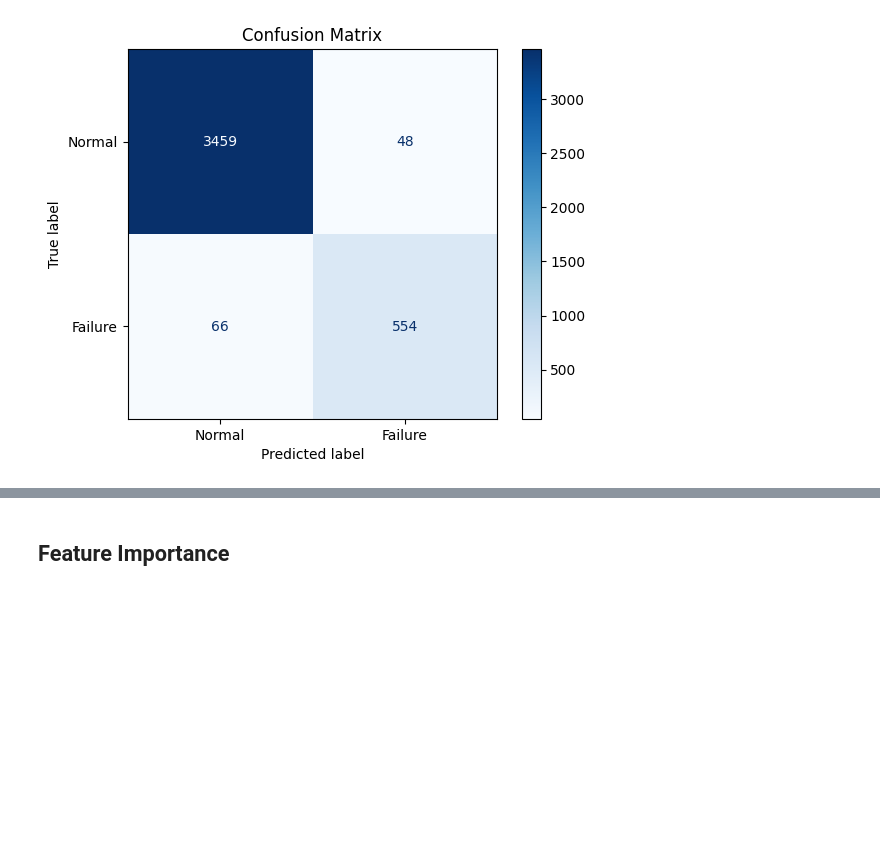
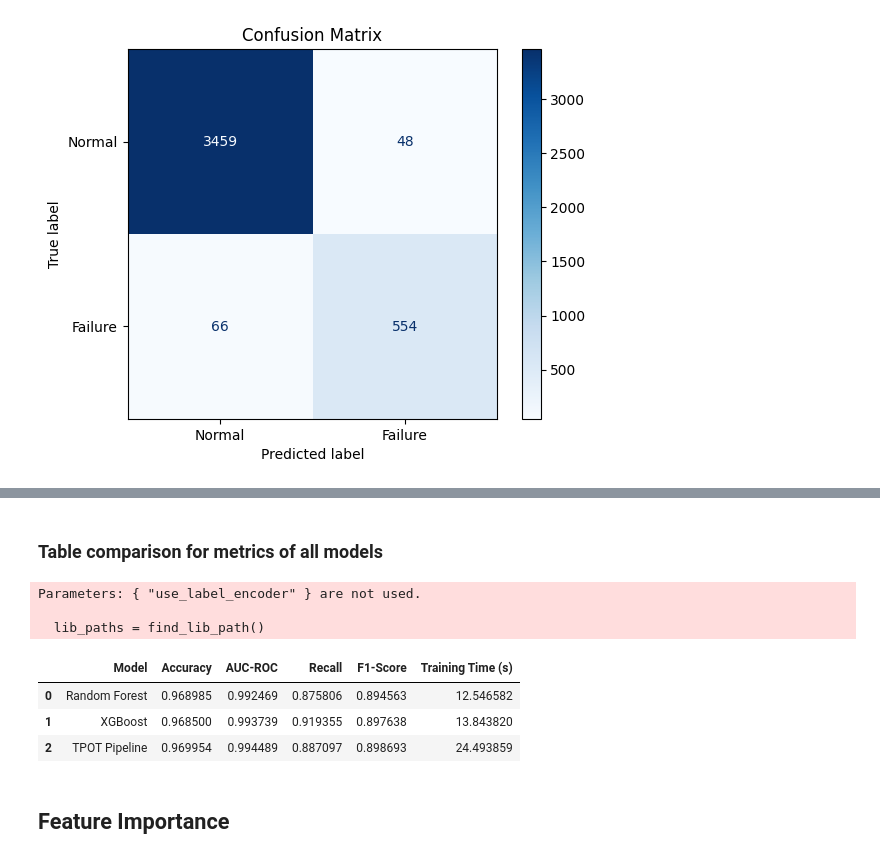
Before and after one commit to Housseem946/Predictive-maintenance-Ml-RL, a Jupyter notebook: Smart_Predictive_Maintenance_for_Industrial_Equipment.ipynb, the cells around one changed output, grey strips where cells are left out. Drawn from its saved outputs; the diff is of its cells as text; code cells hidden in the pictures; blank space fills up the shorter version.

```diff
--- a/Smart_Predictive_Maintenance_for_Industrial_Equipment.ipynb
+++ b/Smart_Predictive_Maintenance_for_Industrial_Equipment.ipynb
@@ -1272,3 +1355,79 @@ Model Comparison:
+# %% [markdown]
+### Table comparison for metrics of all models
+# %%
+import time
+import pandas as pd
+from sklearn.metrics import accuracy_score, roc_auc_score, recall_score, f1_score
+from sklearn.ensemble import RandomForestClassifier
+from xgboost import XGBClassifier
+from tpot_best_pipeline import exported_pipeline
+
+# Initialisation metrics df
+metrics = {
+    "Model": ["Random Forest", "XGBoost", "TPOT Pipeline"],
+    "Accuracy": [],
+    "AUC-ROC": [],
+    "Recall": [],
+    "F1-Score": [],
+    "Training Time (s)": []
+}
+
+# Random Forest
+start_time = time.time()
+rf_clf = RandomForestClassifier(n_estimators=100, random_state=42, class_weight='balanced')
+rf_clf.fit(X_train, y_train)
+y_pred_rf = rf_clf.predict(X_val)
+y_pred_rf_proba = rf_clf.predict_proba(X_val)[:, 1]
+rf_time = time.time() - start_time
+
+metrics["Accuracy"].append(accuracy_score(y_val, y_pred_rf))
+metrics["AUC-ROC"].append(roc_auc_score(y_val, y_pred_rf_proba))
+metrics["Recall"].append(recall_score(y_val, y_pred_rf))
+metrics["F1-Score"].append(f1_score(y_val, y_pred_rf))
+metrics["Training Time (s)"].append(rf_time)
+
+# XGBoost
+start_time = time.time()
+xgb_clf = XGBClassifier(
+    n_estimators=100, random_state=42, scale_pos_weight=scale_pos_weight,
+    use_label_encoder=False, eval_metric='logloss'
+)
+xgb_clf.fit(X_train, y_train)
+y_pred_xgb = xgb_clf.predict(X_val)
+y_pred_xgb_proba = xgb_clf.predict_proba(X_val)[:, 1]
+xgb_time = time.time() - start_time
+
+metrics["Accuracy"].append(accuracy_score(y_val, y_pred_xgb))
+metrics["AUC-ROC"].append(roc_auc_score(y_val, y_pred_xgb_proba))
+metrics["Recall"].append(recall_score(y_val, y_pred_xgb))
+metrics["F1-Score"].append(f1_score(y_val, y_pred_xgb))
+metrics["Training Time (s)"].append(xgb_time)
+
+# Evaluate TPOT pipeline
+start_time = time.time()
+exported_pipeline.fit(X_train, y_train)
+y_pred_tpot = exported_pipeline.predict(X_val)
+y_pred_tpot_proba = exported_pipeline.predict_proba(X_val)[:, 1]
+tpot_time = time.time() - start_time
+
+metrics["Accuracy"].append(accuracy_score(y_val, y_pred_tpot))
+metrics["AUC-ROC"].append(roc_auc_score(y_val, y_pred_tpot_proba))
+metrics["Recall"].append(recall_score(y_val, y_pred_tpot))
+metrics["F1-Score"].append(f1_score(y_val, y_pred_tpot))
+metrics["Training Time (s)"].append(tpot_time)
+
+metrics_df = pd.DataFrame(metrics)
+# %% [output]
+Parameters: { "use_label_encoder" } are not used.
+
+  lib_paths = find_lib_path()
+# %%
+metrics_df
+# %% [output]
+|  | Model | Accuracy | AUC-ROC | Recall | F1-Score | Training Time (s) |
+| 0 | Random Forest | 0.968985 | 0.992469 | 0.875806 | 0.894563 | 12.546582 |
+| 1 | XGBoost | 0.968500 | 0.993739 | 0.919355 | 0.897638 | 13.843820 |
+| 2 | TPOT Pipeline | 0.969954 | 0.994489 | 0.887097 | 0.898693 | 24.493859 |
 # %% [markdown]
 ## Feature Importance
 # %% [markdown]
```
Also changed, not shown: parts of 42 cells of this notebook.
